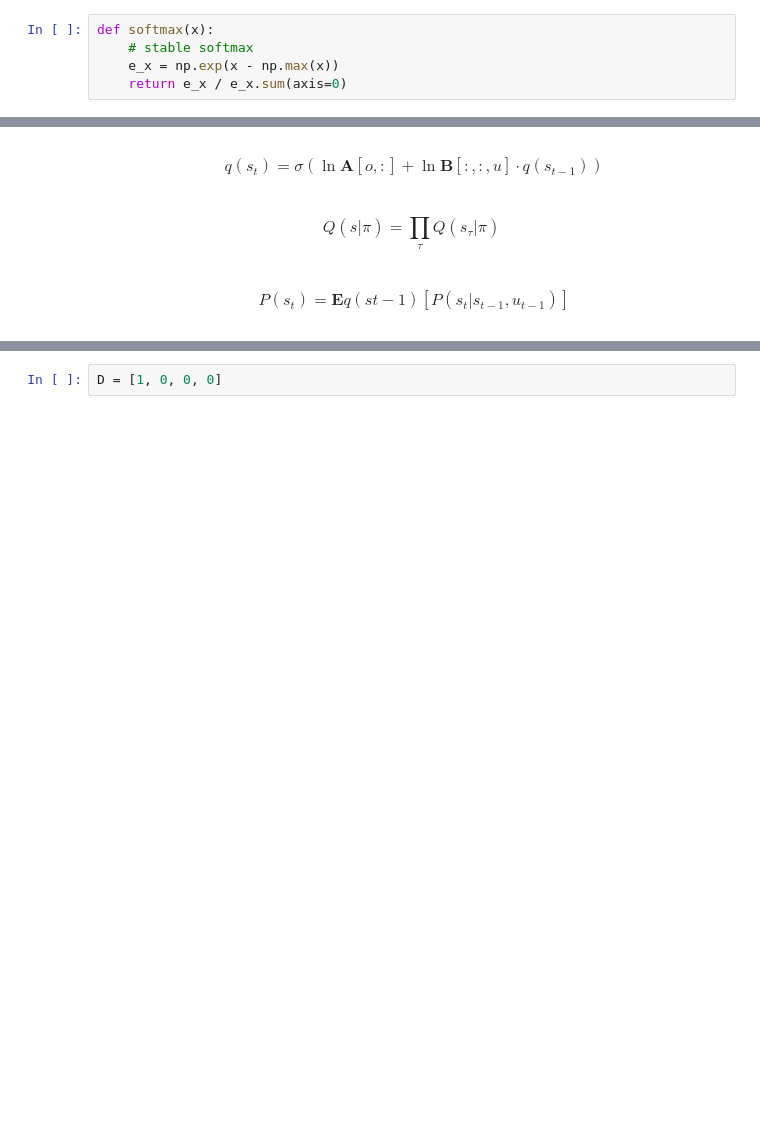
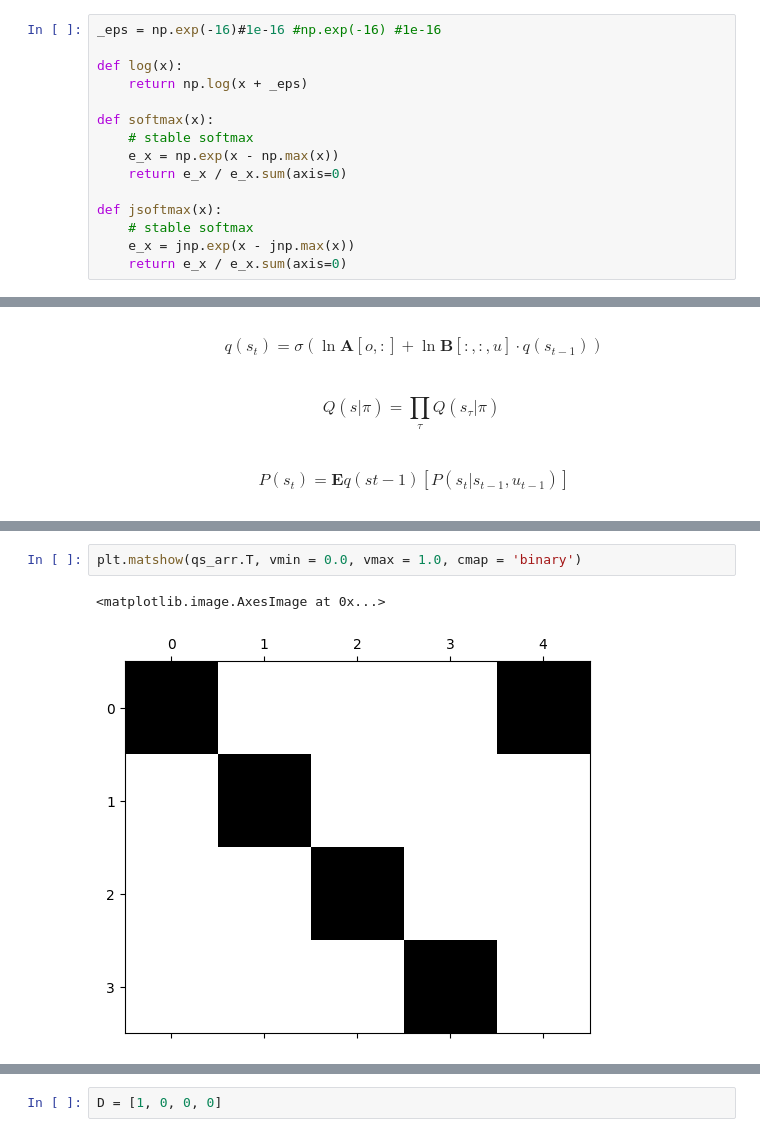
Before and after one commit to AlxSp/Active-Inference, a Jupyter notebook: musical_notes.ipynb, the cells around one changed output, grey strips where cells are left out. Cells and saved outputs as stored; diff of their text form; blank space fills up the shorter version.

```diff
--- a/musical_notes.ipynb
+++ b/musical_notes.ipynb
@@ -3,10 +3,20 @@ import numpy as np
 from numpy.random import choice
 import matplotlib.pyplot as plt
 # %%
+_eps = np.exp(-16)#1e-16 #np.exp(-16) #1e-16
+
+def log(x):
+    return np.log(x + _eps)
+
 def softmax(x):
     # stable softmax
     e_x = np.exp(x - np.max(x))
     return e_x / e_x.sum(axis=0)
+
+def jsoftmax(x):
+    # stable softmax
+    e_x = jnp.exp(x - jnp.max(x))
+    return e_x / e_x.sum(axis=0)
 # %%
 # The A matrix represents generative model's "prior beliefs" about the relationship between hidden states and observations or how the hidden states generate observations
 # columns are states, rows are observations/outputs
@@ -62,0 +189,5 @@ $$ \begin{align} P(s_t) = \mathbf{E}{q(s{t-1})}\left[P(s_t | s_{t-1}, u_{t-1})\r
+# %%
+plt.matshow(qs_arr.T, vmin = 0.0, vmax = 1.0, cmap = 'binary')
+# %% [output]
+<matplotlib.image.AxesImage at 0x...>
+[figure, added]
```
Also changed, not shown: parts of 35 cells of this notebook, 4 other files.
